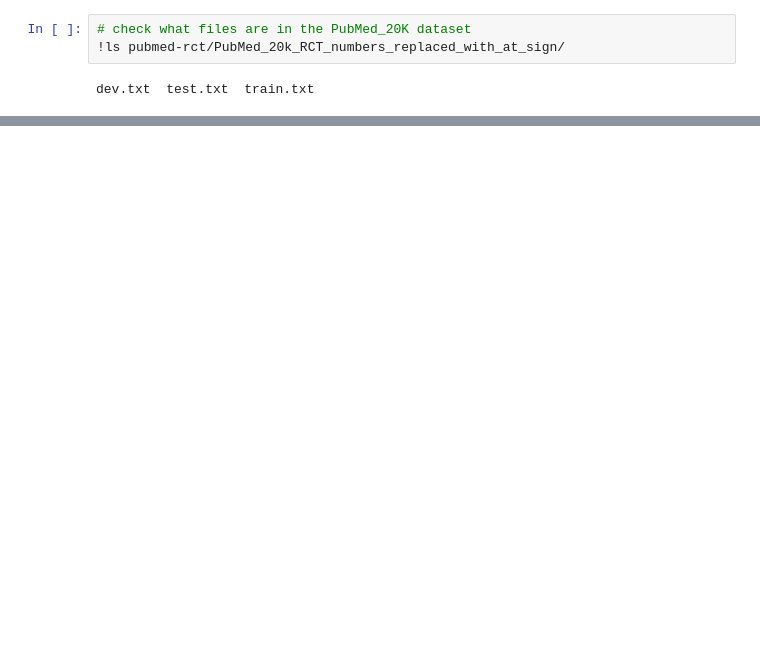
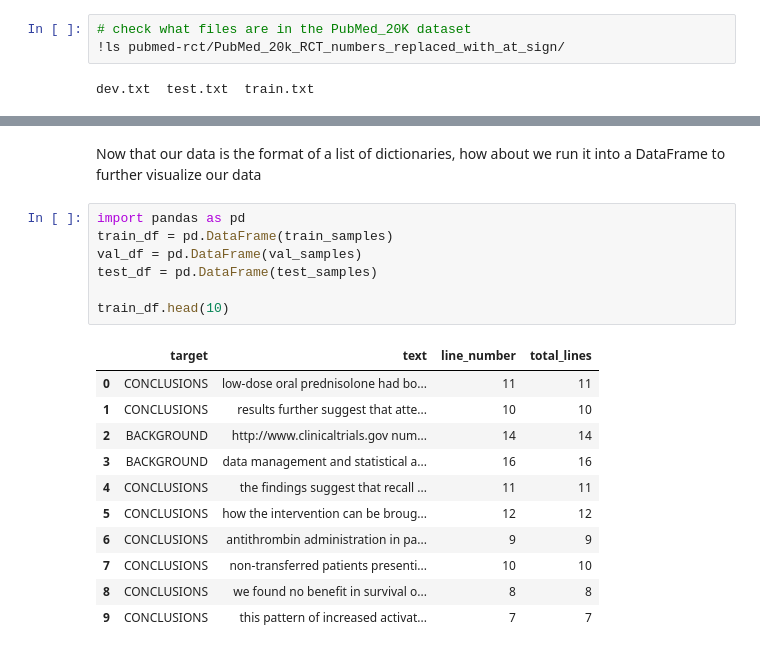
Before and after one commit to Nazhan99/-PSA-FaultAnalysis, a Jupyter notebook: 09_SkimLit_NLP_milestone_project_2.ipynb, the cells around one changed output, grey strips where cells are left out. Saved outputs shown, nothing was run; the diff lists cells and outputs as text; blank space fills up the shorter version.

```diff
--- a/09_SkimLit_NLP_milestone_project_2.ipynb
+++ b/09_SkimLit_NLP_milestone_project_2.ipynb
@@ -71,0 +203,21 @@ filenames
+# %% [markdown]
+Now that our data is the format of a list of dictionaries, how about we run it into a DataFrame to further visualize our data
+# %%
+import pandas as pd
+train_df = pd.DataFrame(train_samples)
+val_df = pd.DataFrame(val_samples)
+test_df = pd.DataFrame(test_samples)
+
+train_df.head(10)
+# %% [output]
+|  | target | text | line_number | total_lines |
+| 0 | CONCLUSIONS | low-dose oral prednisolone had bo... | 11 | 11 |
+| 1 | CONCLUSIONS | results further suggest that atte... | 10 | 10 |
+| 2 | BACKGROUND | http://www.clinicaltrials.gov num... | 14 | 14 |
+| 3 | BACKGROUND | data management and statistical a... | 16 | 16 |
+| 4 | CONCLUSIONS | the findings suggest that recall ... | 11 | 11 |
+| 5 | CONCLUSIONS | how the intervention can be broug... | 12 | 12 |
+| 6 | CONCLUSIONS | antithrombin administration in pa... | 9 | 9 |
+| 7 | CONCLUSIONS | non-transferred patients presenti... | 10 | 10 |
+| 8 | CONCLUSIONS | we found no benefit in survival o... | 8 | 8 |
+| 9 | CONCLUSIONS | this pattern of increased activat... | 7 | 7 |
```
Also changed, not shown: parts of 100 cells of this notebook.
